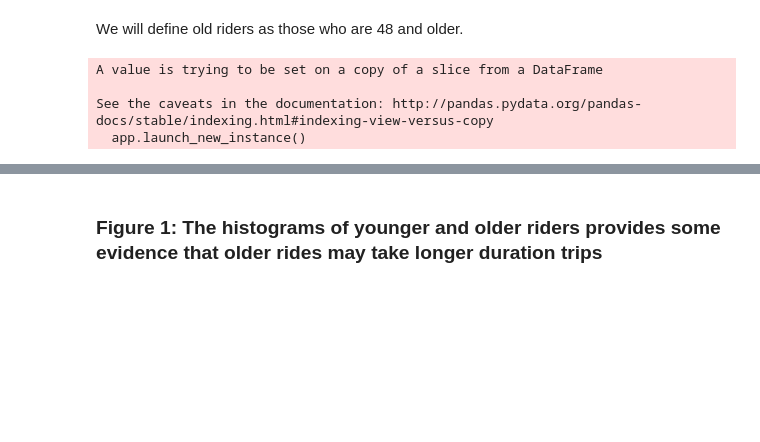
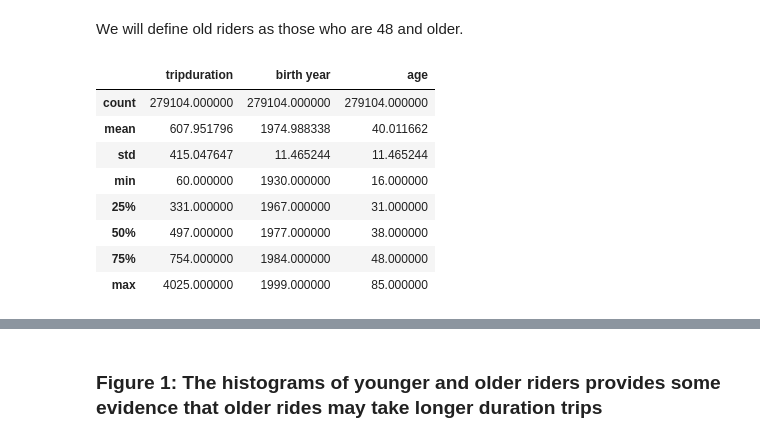
Before and after one commit to bsmiller25/PUI2016_bm2393, a Jupyter notebook: HW3_bm2393/Assignment2.ipynb, the cells around one changed output, grey strips where cells are left out. Cells and saved outputs as stored; diff of their text form; code cells hidden in the pictures; blank space fills up the shorter version.

```diff
--- a/HW3_bm2393/Assignment2.ipynb
+++ b/HW3_bm2393/Assignment2.ipynb
@@ -123,13 +93,23 @@ df_small.describe()
 We will define old riders as those who are 48 and older.
 # %%
 df_small['old'] = 1 * df_small.age >=48
-# %%
-# group trips over 2500 seconds together for histogram purposes
-df_small['dur'] = df_small['tripduration']
-df_small['dur'][df_small['dur']> 2500] = 2500
-# %% [output]
-A value is trying to be set on a copy of a slice from a DataFrame
-
-See the caveats in the documentation: http://pandas.pydata.org/pandas-docs/stable/indexing.html#indexing-view-versus-copy
-  app.launch_new_instance()
+# %%
+#remove outlier ages
+sd_threshold = 4
+df_small = df_small[abs(df_small.age - df_small.age.mean()) < (sd_threshold * df_small.age.std())]
+df_small.describe()
+
+#remove outlier trip durations
+df_small = df_small[abs(df_small.tripduration - df_small.tripduration.mean()) < (sd_threshold * df_small.tripduration.std())]
+df_small.describe()
+# %% [output]
+|  | tripduration | birth year | age |
+| count | 279104.000000 | 279104.000000 | 279104.000000 |
+| mean | 607.951796 | 1974.988338 | 40.011662 |
+| std | 415.047647 | 11.465244 | 11.465244 |
+| min | 60.000000 | 1930.000000 | 16.000000 |
+| 25% | 331.000000 | 1967.000000 | 31.000000 |
+| 50% | 497.000000 | 1977.000000 | 38.000000 |
+| 75% | 754.000000 | 1984.000000 | 48.000000 |
+| max | 4025.000000 | 1999.000000 | 85.000000 |
 # %%
```
Also changed, not shown: parts of 19 cells of this notebook.
